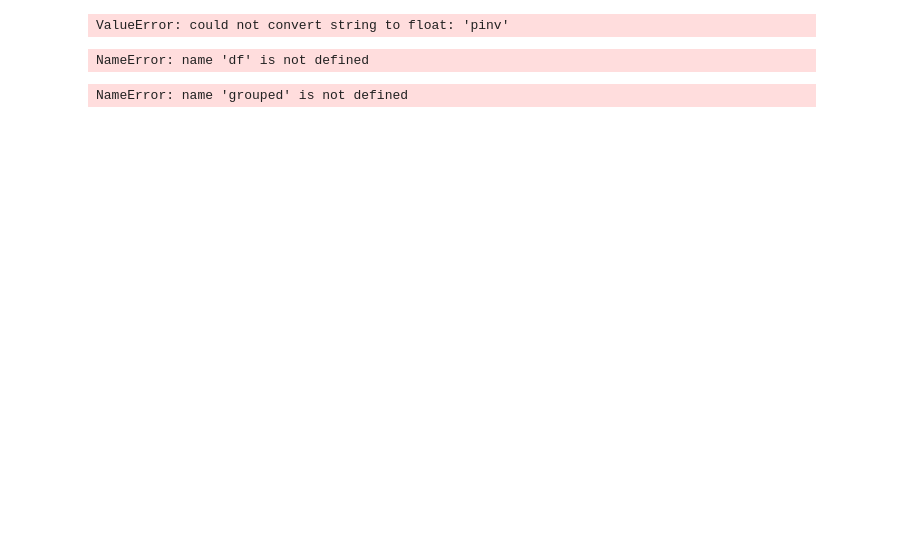
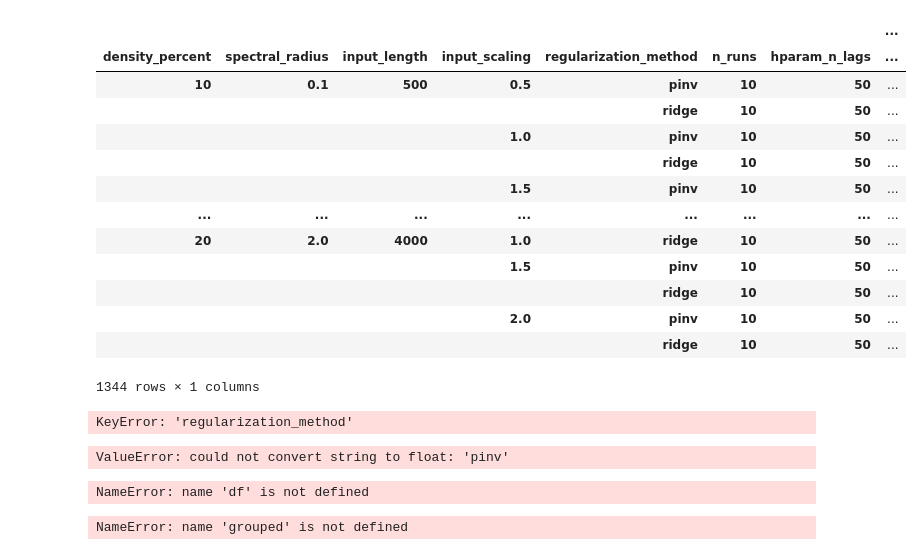
Before and after one commit to ad045/simba, a Jupyter notebook: notebooks/07_esn_results.ipynb, the cells around one changed output. Drawn from its saved outputs; the diff is of its cells as text; code cells hidden in the pictures; blank space fills up the shorter version.

```diff
--- a/notebooks/07_esn_results.ipynb
+++ b/notebooks/07_esn_results.ipynb
@@ -80,3 +88,34 @@ df = df.drop(columns=["subject"])
+# %%
+df2 = df2.groupby(["density_percent", "spectral_radius",
+            'input_length', 'input_scaling',
+            'regularization_method', 'n_runs', 'hparam_n_lags',
+            # 'hparam_train_len', 'hparam_test_len', -> as we are looking at average mc...
+        #     'hparam_n_runs',
+            'hparam_n_transient', 'hparam_leak_rate', 'hparam_bias']).agg(
+    mean_mc_mean=("mc_mean", "mean"))
+
+df2
+# %% [output]
+|  |  |  |  |  |  |  | ... |
+| density_percent | spectral_radius | input_length | input_scaling | regularization_method | n_runs | hparam_n_lags | ... |
+| 10 | 0.1 | 500 | 0.5 | pinv | 10 | 50 | ... |
+|  |  |  |  | ridge | 10 | 50 | ... |
+|  |  |  | 1.0 | pinv | 10 | 50 | ... |
+|  |  |  |  | ridge | 10 | 50 | ... |
+|  |  |  | 1.5 | pinv | 10 | 50 | ... |
+| ... | ... | ... | ... | ... | ... | ... | ... |
+| 20 | 2.0 | 4000 | 1.0 | ridge | 10 | 50 | ... |
+|  |  |  | 1.5 | pinv | 10 | 50 | ... |
+|  |  |  |  | ridge | 10 | 50 | ... |
+|  |  |  | 2.0 | pinv | 10 | 50 | ... |
+|  |  |  |  | ridge | 10 | 50 | ... |
+1344 rows × 1 columns
+# %%
+# turn string "regularization_method" into categorical
+df2["reg_method"] = df2["regularization_method"].astype("category")
+df2["reg_method"] = df2["reg_method"].cat.codes
+# %% [output]
+KeyError: 'regularization_method'
 # %%
 from sklearn.ensemble import RandomForestRegressor
 from sklearn.model_selection import train_test_split
```
Also changed, not shown: parts of 8 cells of this notebook, 4 other files.
